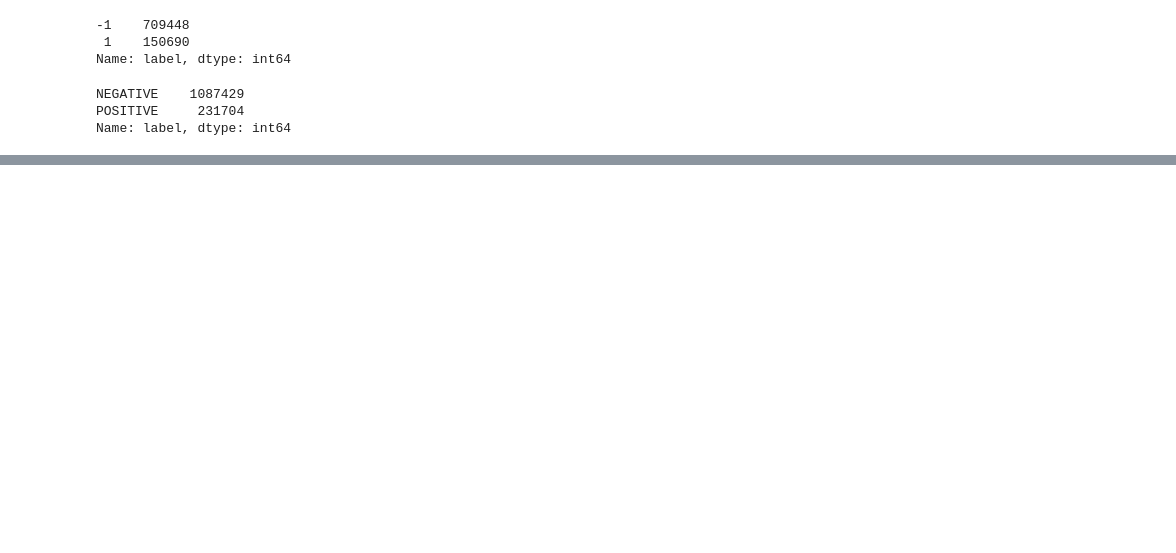
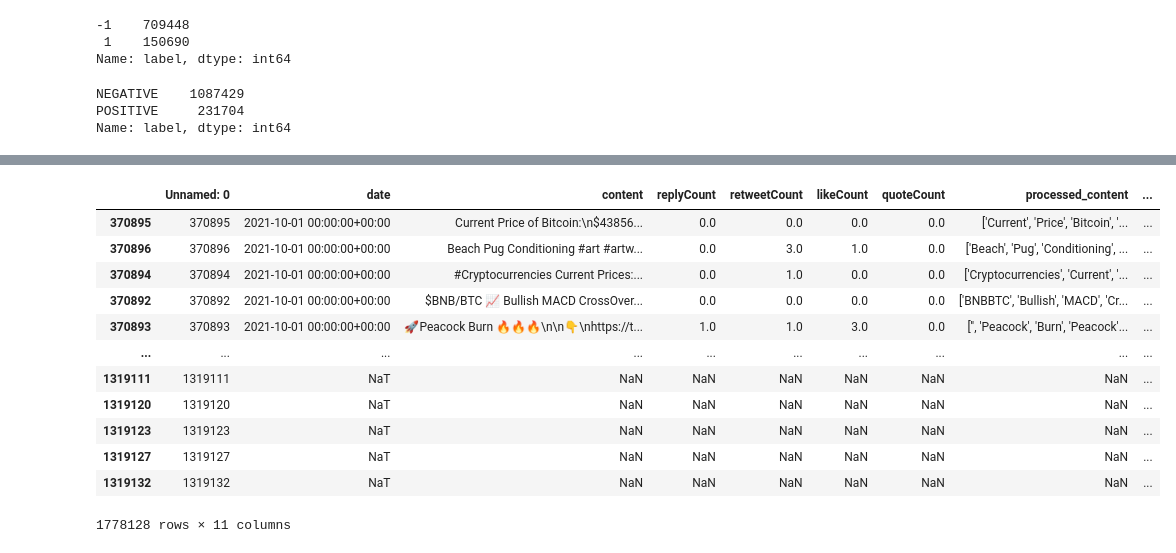
Before and after one commit to Miqk/bachelor-thesis, a Jupyter notebook: analyzer.ipynb, the cells around one changed output, grey strips where cells are left out. Saved outputs shown, nothing was run; the diff lists cells and outputs as text; code cells hidden in the pictures; blank space fills up the shorter version.

```diff
--- a/analyzer.ipynb
+++ b/analyzer.ipynb
@@ -41,0 +53,18 @@ AttributeError: 'DataFrame' object has no attribute 'close'
+# %%
+df_without_dropped_na['date'] = pd.to_datetime(df_without_dropped_na.date)
+# %%
+df_without_dropped_na.sort_values('date')
+# %% [output]
+|  | Unnamed: 0 | date | content | replyCount | retweetCount | likeCount | quoteCount | processed_content | ... |
+| 370895 | 370895 | 2021-10-01 00:00:00+00:00 | Current Price of Bitcoin:\n$43856... | 0.0 | 0.0 | 0.0 | 0.0 | ['Current', 'Price', 'Bitcoin', '... | ... |
+| 370896 | 370896 | 2021-10-01 00:00:00+00:00 | Beach Pug Conditioning #art #artw... | 0.0 | 3.0 | 1.0 | 0.0 | ['Beach', 'Pug', 'Conditioning', ... | ... |
+| 370894 | 370894 | 2021-10-01 00:00:00+00:00 | #Cryptocurrencies Current Prices:... | 0.0 | 1.0 | 0.0 | 0.0 | ['Cryptocurrencies', 'Current', '... | ... |
+| 370892 | 370892 | 2021-10-01 00:00:00+00:00 | $BNB/BTC 📈 Bullish MACD CrossOver... | 0.0 | 0.0 | 0.0 | 0.0 | ['BNBBTC', 'Bullish', 'MACD', 'Cr... | ... |
+| 370893 | 370893 | 2021-10-01 00:00:00+00:00 | 🚀Peacock Burn 🔥🔥🔥\n\n👇\nhttps://t... | 1.0 | 1.0 | 3.0 | 0.0 | ['', 'Peacock', 'Burn', 'Peacock'... | ... |
+| ... | ... | ... | ... | ... | ... | ... | ... | ... | ... |
+| 1319111 | 1319111 | NaT | NaN | NaN | NaN | NaN | NaN | NaN | ... |
+| 1319120 | 1319120 | NaT | NaN | NaN | NaN | NaN | NaN | NaN | ... |
+| 1319123 | 1319123 | NaT | NaN | NaN | NaN | NaN | NaN | NaN | ... |
+| 1319127 | 1319127 | NaT | NaN | NaN | NaN | NaN | NaN | NaN | ... |
+| 1319132 | 1319132 | NaT | NaN | NaN | NaN | NaN | NaN | NaN | ... |
+1778128 rows × 11 columns
```
Also changed, not shown: parts of 8 cells of this notebook, 1 other file.
